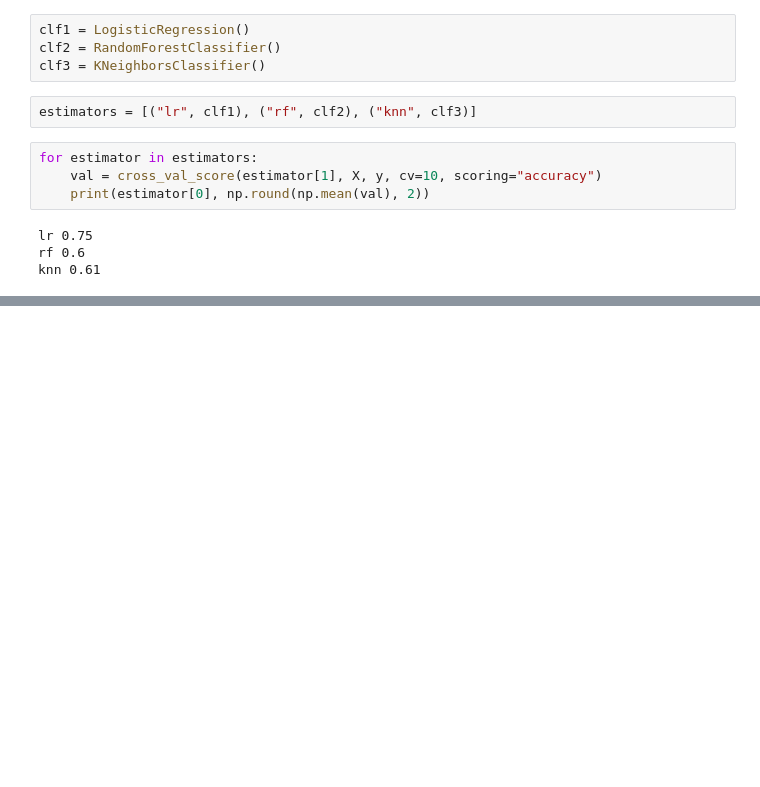
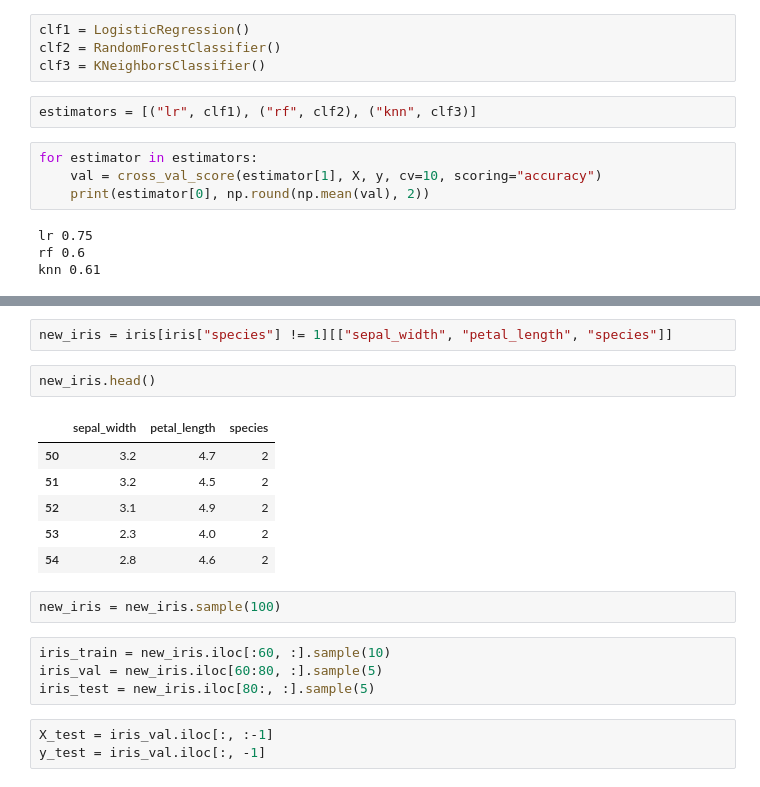
Before and after one commit to itsanishsingh/task-ensemble, a Jupyter notebook: task_ensemble.ipynb, the cells around one changed output, grey strips where cells are left out. Cells and saved outputs as stored; diff of their text form; blank space fills up the shorter version.

```diff
--- a/task_ensemble.ipynb
+++ b/task_ensemble.ipynb
@@ -98,0 +100,20 @@ VC-soft 0.66
+# %%
+new_iris = iris[iris["species"] != 1][["sepal_width", "petal_length", "species"]]
+# %%
+new_iris.head()
+# %% [output]
+|  | sepal_width | petal_length | species |
+| 50 | 3.2 | 4.7 | 2 |
+| 51 | 3.2 | 4.5 | 2 |
+| 52 | 3.1 | 4.9 | 2 |
+| 53 | 2.3 | 4.0 | 2 |
+| 54 | 2.8 | 4.6 | 2 |
+# %%
+new_iris = new_iris.sample(100)
+# %%
+iris_train = new_iris.iloc[:60, :].sample(10)
+iris_val = new_iris.iloc[60:80, :].sample(5)
+iris_test = new_iris.iloc[80:, :].sample(5)
+# %%
+X_test = iris_val.iloc[:, :-1]
+y_test = iris_val.iloc[:, -1]
```
Also changed, not shown: parts of 15 cells of this notebook.
